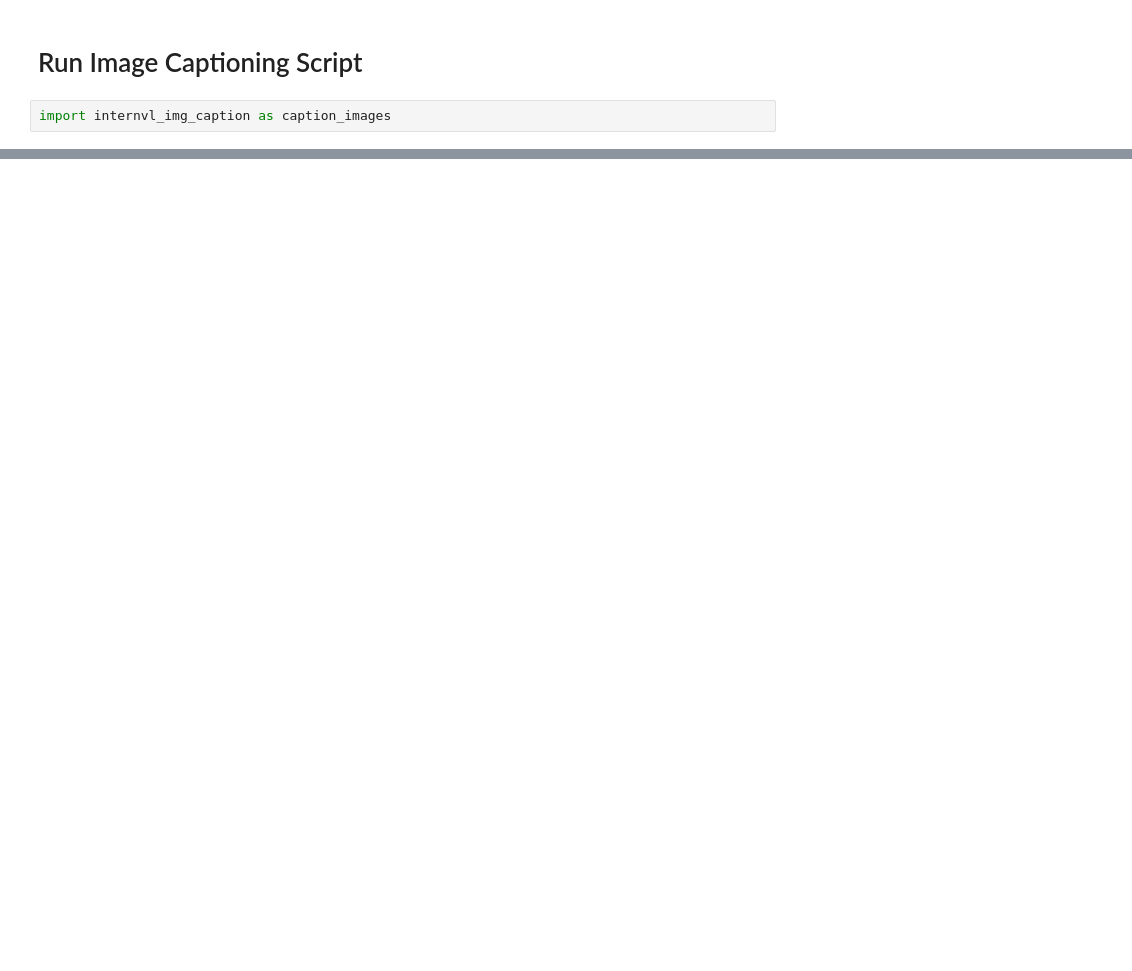
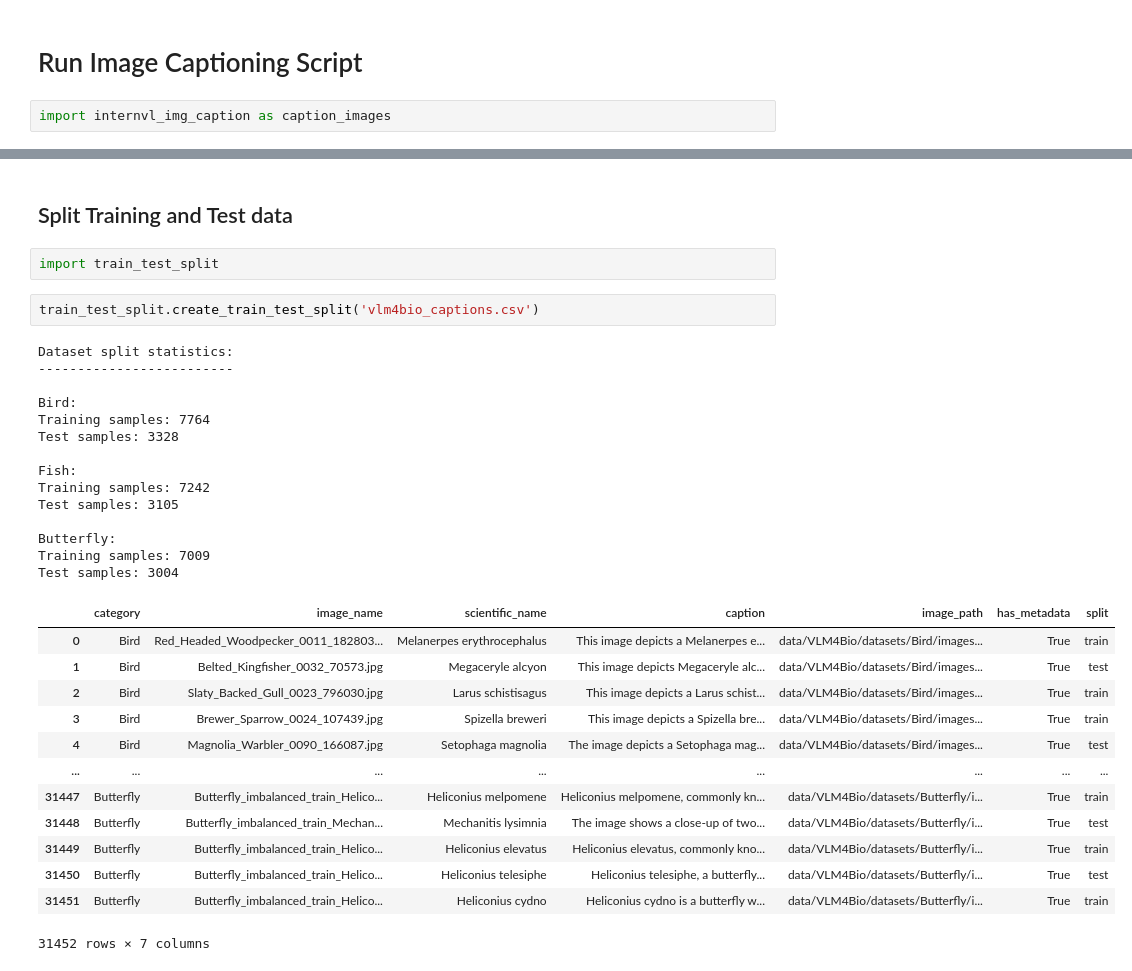
Before and after one commit to BioCosmos-AI/BioCosmos, a Jupyter notebook: jupyter-workpad/thomas_scratchpad/Image-Captioning/image_caption_with_internvl.ipynb, the cells around one changed output, grey strips where cells are left out. Saved outputs shown, nothing was run; the diff lists cells and outputs as text; blank space fills up the shorter version.

```diff
--- a/jupyter-workpad/thomas_scratchpad/Image-Captioning/image_caption_with_internvl.ipynb
+++ b/jupyter-workpad/thomas_scratchpad/Image-Captioning/image_caption_with_internvl.ipynb
@@ -92,0 +90,34 @@ NotebookApp.rate_limit_window=3.0 (secs)
+# %% [markdown]
+## Split Training and Test data
+# %%
+import train_test_split
+# %%
+train_test_split.create_train_test_split('vlm4bio_captions.csv')
+# %% [output]
+Dataset split statistics:
+-------------------------
+
+Bird:
+Training samples: 7764
+Test samples: 3328
+
+Fish:
+Training samples: 7242
+Test samples: 3105
+
+Butterfly:
+Training samples: 7009
+Test samples: 3004
+|  | category | image_name | scientific_name | caption | image_path | has_metadata | split |
+| 0 | Bird | Red_Headed_Woodpecker_0011_182803... | Melanerpes erythrocephalus | This image depicts a Melanerpes e... | data/VLM4Bio/datasets/Bird/images... | True | train |
+| 1 | Bird | Belted_Kingfisher_0032_70573.jpg | Megaceryle alcyon | This image depicts Megaceryle alc... | data/VLM4Bio/datasets/Bird/images... | True | test |
+| 2 | Bird | Slaty_Backed_Gull_0023_796030.jpg | Larus schistisagus | This image depicts a Larus schist... | data/VLM4Bio/datasets/Bird/images... | True | train |
+| 3 | Bird | Brewer_Sparrow_0024_107439.jpg | Spizella breweri | This image depicts a Spizella bre... | data/VLM4Bio/datasets/Bird/images... | True | train |
+| 4 | Bird | Magnolia_Warbler_0090_166087.jpg | Setophaga magnolia | The image depicts a Setophaga mag... | data/VLM4Bio/datasets/Bird/images... | True | test |
+| ... | ... | ... | ... | ... | ... | ... | ... |
+| 31447 | Butterfly | Butterfly_imbalanced_train_Helico... | Heliconius melpomene | Heliconius melpomene, commonly kn... | data/VLM4Bio/datasets/Butterfly/i... | True | train |
+| 31448 | Butterfly | Butterfly_imbalanced_train_Mechan... | Mechanitis lysimnia | The image shows a close-up of two... | data/VLM4Bio/datasets/Butterfly/i... | True | test |
+| 31449 | Butterfly | Butterfly_imbalanced_train_Helico... | Heliconius elevatus | Heliconius elevatus, commonly kno... | data/VLM4Bio/datasets/Butterfly/i... | True | train |
+| 31450 | Butterfly | Butterfly_imbalanced_train_Helico... | Heliconius telesiphe | Heliconius telesiphe, a butterfly... | data/VLM4Bio/datasets/Butterfly/i... | True | test |
+| 31451 | Butterfly | Butterfly_imbalanced_train_Helico... | Heliconius cydno | Heliconius cydno is a butterfly w... | data/VLM4Bio/datasets/Butterfly/i... | True | train |
+31452 rows × 7 columns
```
Also changed, not shown: parts of 2 cells of this notebook, 7 other files.
